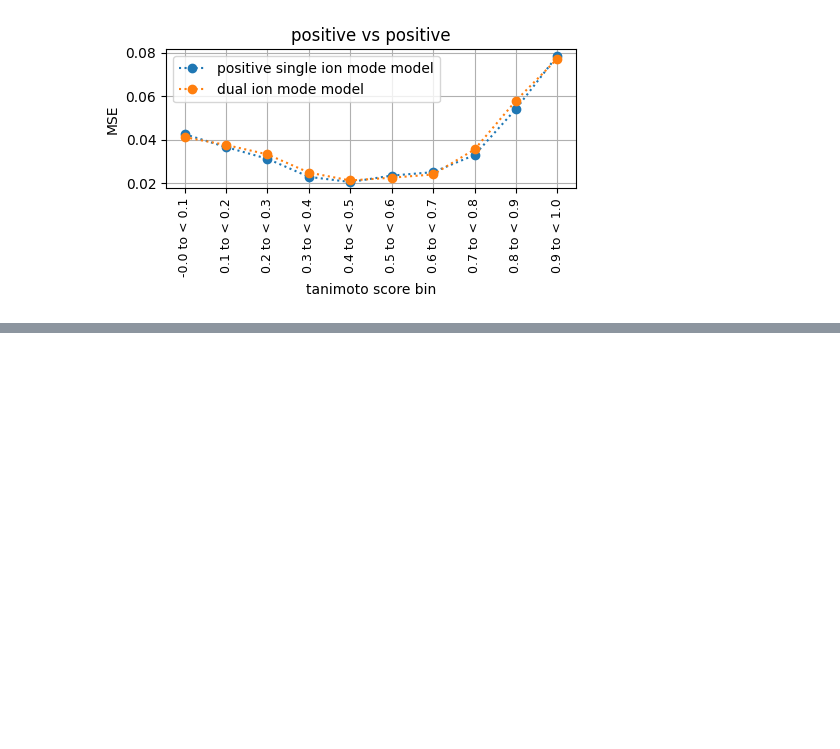
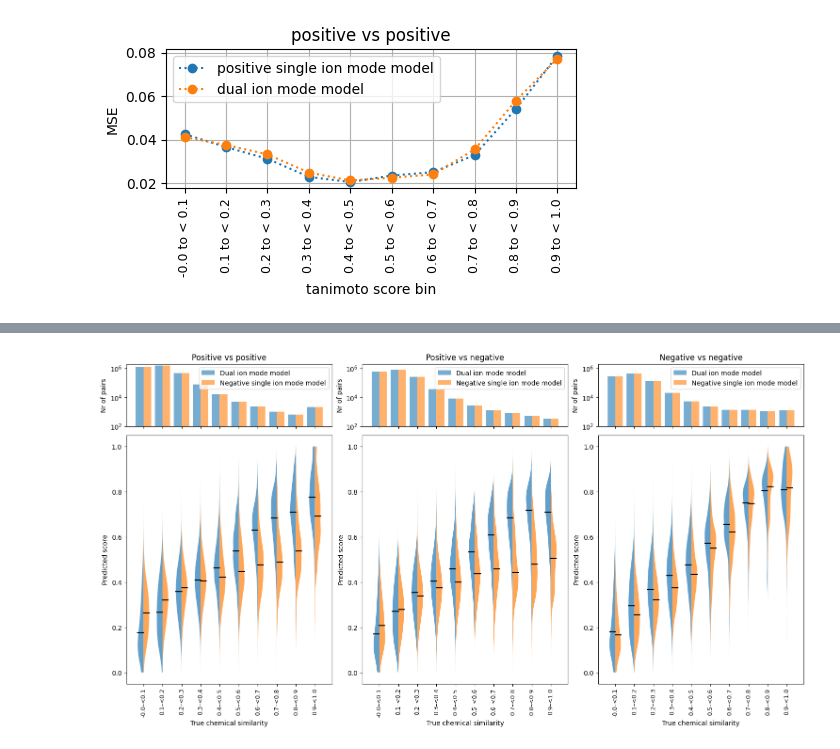
Before and after one commit to matchms/ms2deepscore, a Jupyter notebook: notebooks/model_benchmarking/Comparison_to_single_ion_mode_models.ipynb, the cells around one changed output, grey strips where cells are left out. Saved outputs shown, nothing was run; the diff lists cells and outputs as text; code cells hidden in the pictures; blank space fills up the shorter version.

```diff
--- a/notebooks/model_benchmarking/Comparison_to_single_ion_mode_models.ipynb
+++ b/notebooks/model_benchmarking/Comparison_to_single_ion_mode_models.ipynb
@@ -175,0 +324,2 @@ figure.savefig("./figures_benchmarking/loss_per_bin_pos_pos.svg")
+# %%
+dual_ion_mode = CalculateScoresBetweenAllIonmodes("ms2deepscore_model.pt", pos_test_spectra, neg_test, fingerprint_type="daylight", n_bits_fingerprint=4096)
@@ -175,0 +336,18 @@ figure.savefig("./figures_benchmarking/loss_per_bin_pos_pos.svg")
+# %%
+scores_neg_model.neg_vs_neg_scores.label = "Negative single ion mode model"
+scores_neg_model.pos_vs_pos_scores.label = "Negative single ion mode model"
+scores_neg_model.pos_vs_neg_scores.label = "Negative single ion mode model"
+
+scores_pos_model.neg_vs_neg_scores.label="Positive single ion mode model"
+scores_pos_model.pos_vs_pos_scores.label="Positive single ion mode model"
+scores_pos_model.pos_vs_neg_scores.label="Positive single ion mode model"
+
+dual_ion_mode.neg_vs_neg_scores.label = "Dual ion mode model"
+dual_ion_mode.pos_vs_pos_scores.label="Dual ion mode model"
+dual_ion_mode.pos_vs_neg_scores.label="Dual ion mode model"
+# %%
+fig = plot_comparison_violinplot_three_panels([dual_ion_mode.pos_vs_pos_scores, dual_ion_mode.pos_vs_neg_scores, dual_ion_mode.neg_vs_neg_scores],
+                                              [scores_neg_model.pos_vs_pos_scores, scores_neg_model.pos_vs_neg_scores, scores_neg_model.neg_vs_neg_scores],
+                                              10)
+# %% [output]
+[figure, added]
```
Also changed, not shown: parts of 11 cells of this notebook.
